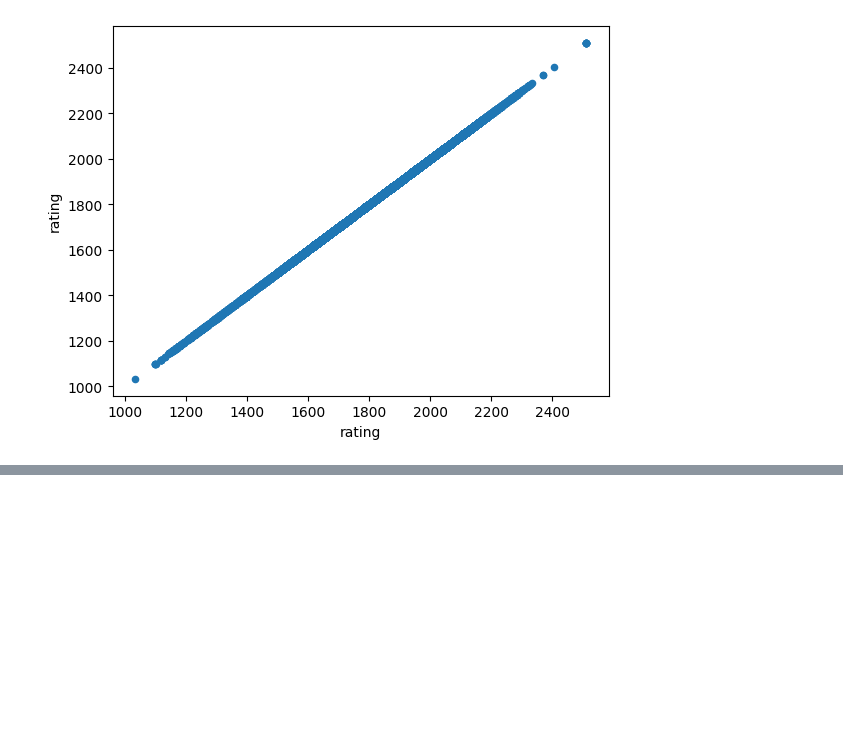
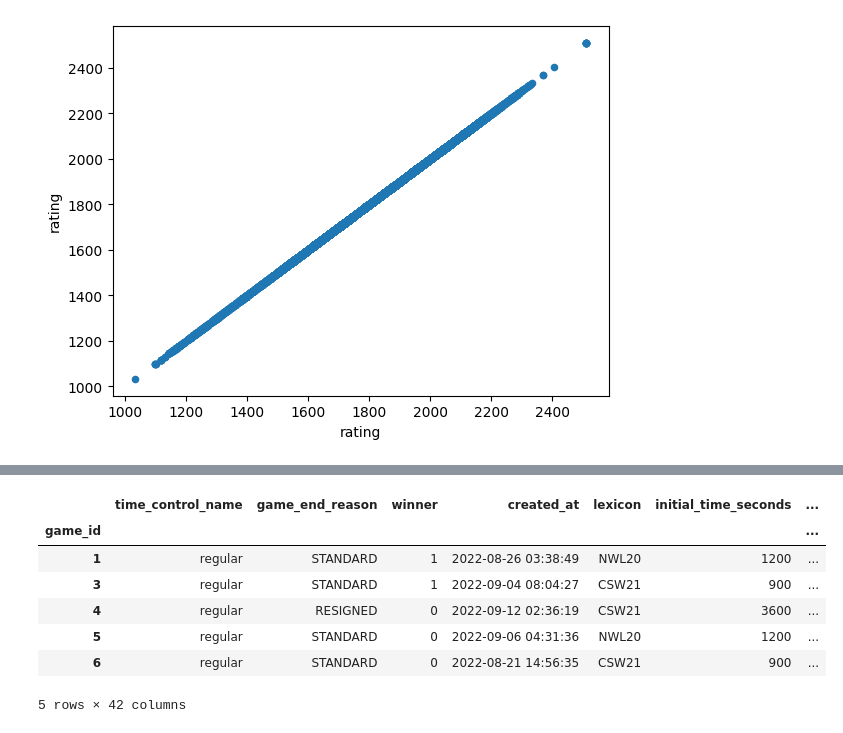
Before and after one commit to CatGuy1300/scrabble, a Jupyter notebook: notebooks/EDA_correlations.ipynb, the cells around one changed output, grey strips where cells are left out. Saved outputs shown, nothing was run; the diff lists cells and outputs as text; code cells hidden in the pictures; blank space fills up the shorter version.

```diff
--- a/notebooks/EDA_correlations.ipynb
+++ b/notebooks/EDA_correlations.ipynb
@@ -227,0 +299,25 @@ NameError: name 'np' is not defined
+# %%
+def count(phrase):
+    def f(str):
+        return str.count(phrase) if type(str)!=float else np.nan
+    return f
+
+
+dict = {f'{char}_count':(lambda turns, char=char: (turns[turns['is_player_turn']]['move']).map(count(char)).sum(), 'turns') for char in string.ascii_uppercase}
+char_pipe = Pipeline([('worder', MapSetTransformer(dict,
+
+
+
+                                                  )
+                     )])
+res = char_pipe.transform(new_games)
+res.head()
+# %% [output]
+|  | time_control_name | game_end_reason | winner | created_at | lexicon | initial_time_seconds | ... |
+| game_id |  |  |  |  |  |  | ... |
+| 1 | regular | STANDARD | 1 | 2022-08-26 03:38:49 | NWL20 | 1200 | ... |
+| 3 | regular | STANDARD | 1 | 2022-09-04 08:04:27 | CSW21 | 900 | ... |
+| 4 | regular | RESIGNED | 0 | 2022-09-12 02:36:19 | CSW21 | 3600 | ... |
+| 5 | regular | STANDARD | 0 | 2022-09-06 04:31:36 | NWL20 | 1200 | ... |
+| 6 | regular | STANDARD | 0 | 2022-08-21 14:56:35 | CSW21 | 900 | ... |
+5 rows × 42 columns
```
Also changed, not shown: parts of 6 cells of this notebook, 3 other files.
